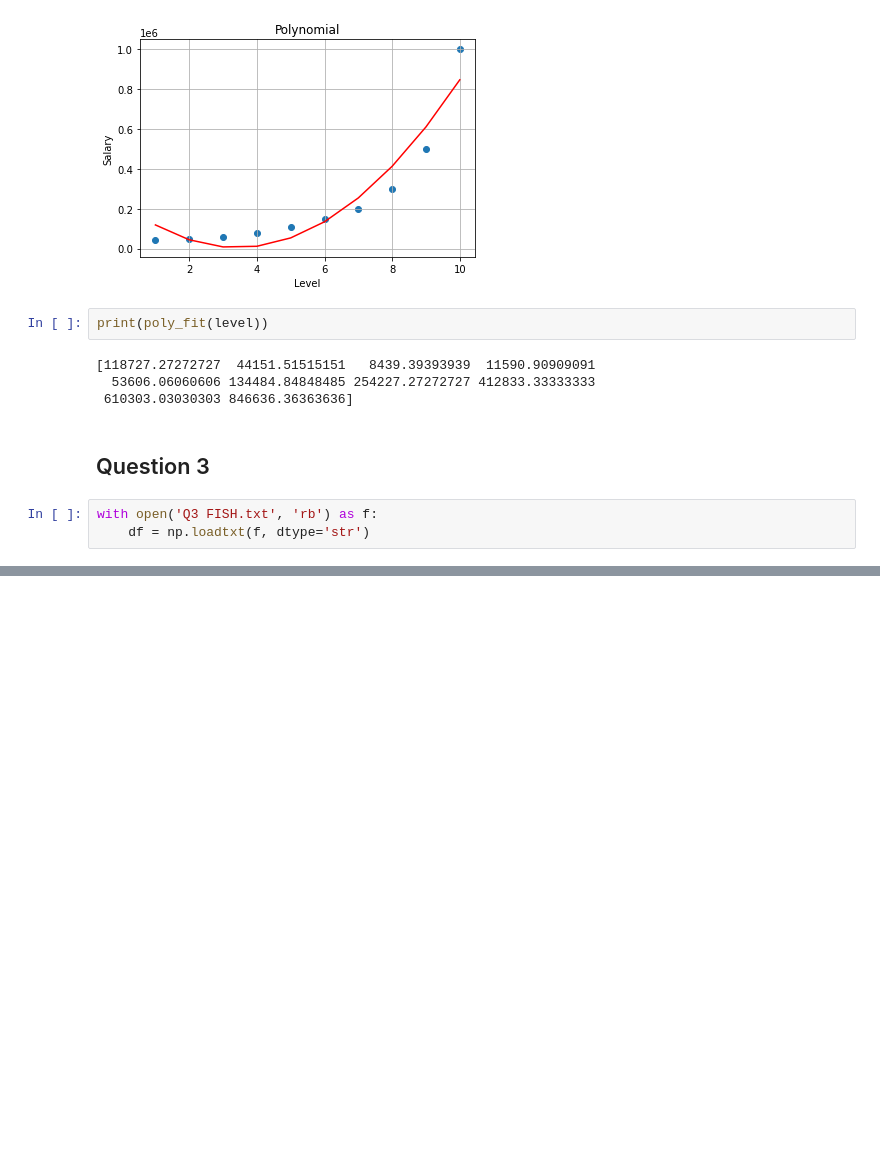
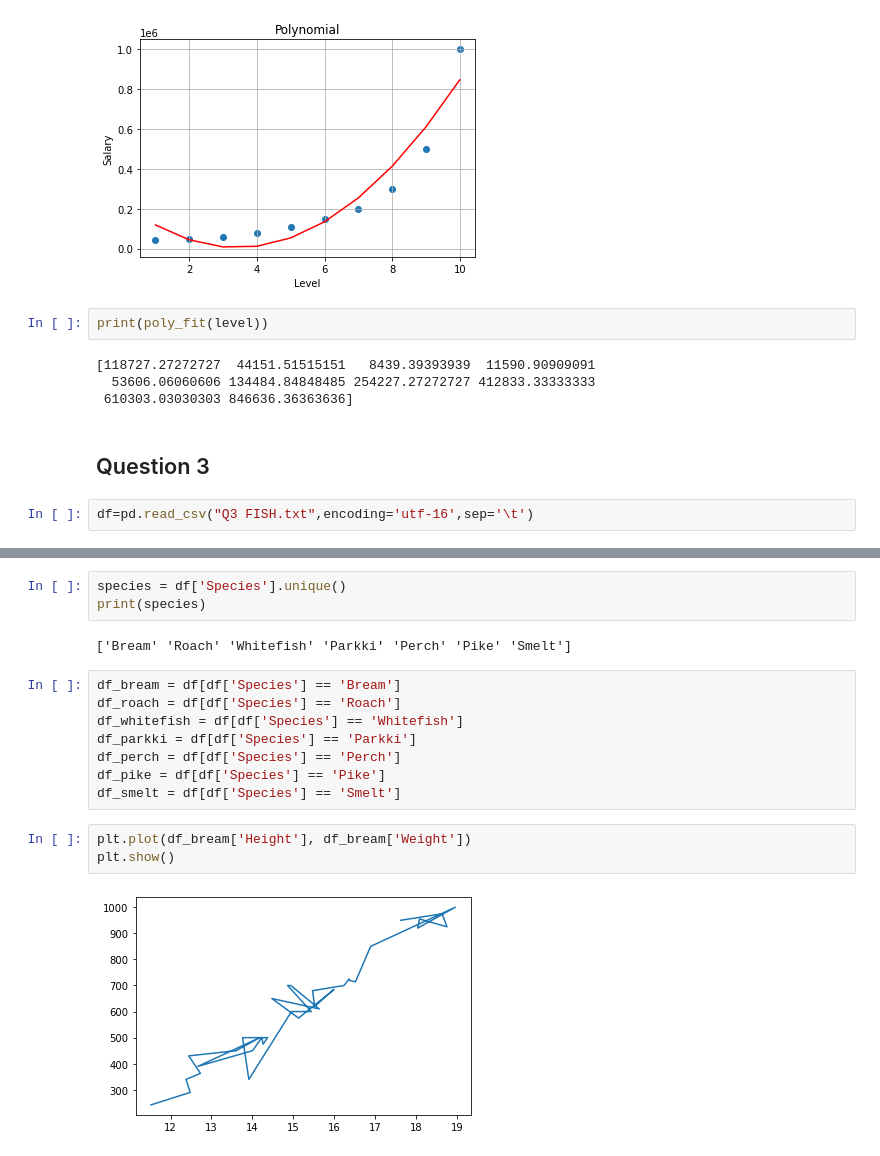
Before and after one commit to anirudhprabhakaran3/iste-ml-sgp, a Jupyter notebook: Week 2/Week 2.ipynb, the cells around one changed output, grey strips where cells are left out. Drawn from its saved outputs; the diff is of its cells as text; blank space fills up the shorter version.

```diff
--- a/Week 2/Week 2.ipynb
+++ b/Week 2/Week 2.ipynb
@@ -75,5 +78,4 @@ print(poly_fit(level))
 # %% [markdown]
 ## Question 3
 # %%
-with open('Q3 FISH.txt', 'rb') as f:
-    df = np.loadtxt(f, dtype='str')
+df=pd.read_csv("Q3 FISH.txt",encoding='utf-16',sep='\t')
@@ -81,0 +98,18 @@ ValueError: Wrong number of columns at line 161
+# %%
+species = df['Species'].unique()
+print(species)
+# %% [output]
+['Bream' 'Roach' 'Whitefish' 'Parkki' 'Perch' 'Pike' 'Smelt']
+# %%
+df_bream = df[df['Species'] == 'Bream']
+df_roach = df[df['Species'] == 'Roach']
+df_whitefish = df[df['Species'] == 'Whitefish']
+df_parkki = df[df['Species'] == 'Parkki']
+df_perch = df[df['Species'] == 'Perch']
+df_pike = df[df['Species'] == 'Pike']
+df_smelt = df[df['Species'] == 'Smelt']
+# %%
+plt.plot(df_bream['Height'], df_bream['Weight'])
+plt.show()
+# %% [output]
+[figure, added]
```
Also changed, not shown: parts of 11 cells of this notebook.
